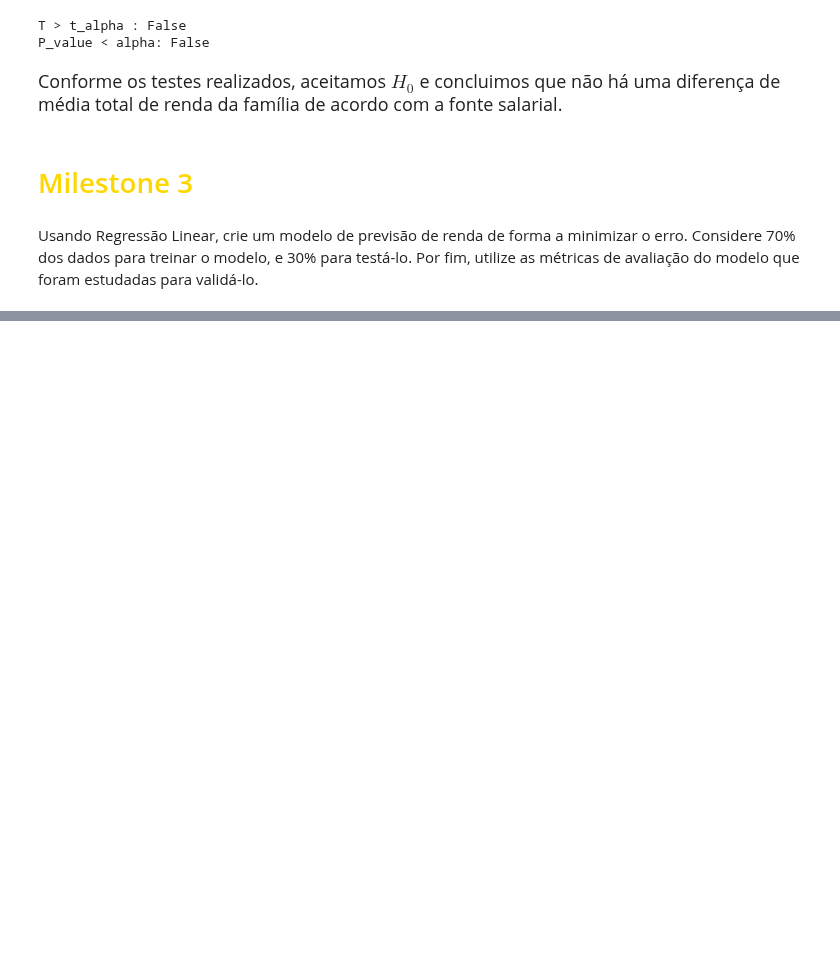
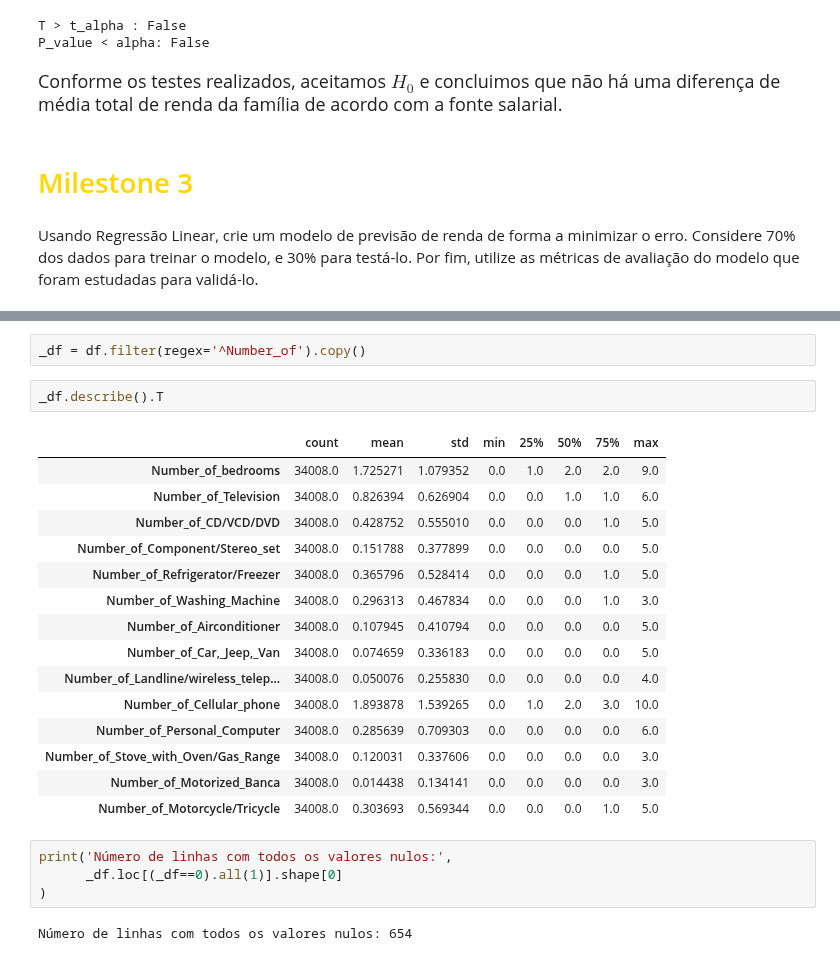
Before and after one commit to baiochi/LetsCode, a Jupyter notebook: Moldulo 4 - Estatística/Projeto_Estatistica.ipynb, the cells around one changed output, grey strips where cells are left out. Cells and saved outputs as stored; diff of their text form; blank space fills up the shorter version.

```diff
--- a/Moldulo 4 - Estatística/Projeto_Estatistica.ipynb
+++ b/Moldulo 4 - Estatística/Projeto_Estatistica.ipynb
@@ -546,0 +649,26 @@ Usando Regressão Linear, crie um modelo de previsão de renda de forma a minimi
+# %%
+_df = df.filter(regex='^Number_of').copy()
+# %%
+_df.describe().T
+# %% [output]
+|  | count | mean | std | min | 25% | 50% | 75% | max |
+| Number_of_bedrooms | 34008.0 | 1.725271 | 1.079352 | 0.0 | 1.0 | 2.0 | 2.0 | 9.0 |
+| Number_of_Television | 34008.0 | 0.826394 | 0.626904 | 0.0 | 0.0 | 1.0 | 1.0 | 6.0 |
+| Number_of_CD/VCD/DVD | 34008.0 | 0.428752 | 0.555010 | 0.0 | 0.0 | 0.0 | 1.0 | 5.0 |
+| Number_of_Component/Stereo_set | 34008.0 | 0.151788 | 0.377899 | 0.0 | 0.0 | 0.0 | 0.0 | 5.0 |
+| Number_of_Refrigerator/Freezer | 34008.0 | 0.365796 | 0.528414 | 0.0 | 0.0 | 0.0 | 1.0 | 5.0 |
+| Number_of_Washing_Machine | 34008.0 | 0.296313 | 0.467834 | 0.0 | 0.0 | 0.0 | 1.0 | 3.0 |
+| Number_of_Airconditioner | 34008.0 | 0.107945 | 0.410794 | 0.0 | 0.0 | 0.0 | 0.0 | 5.0 |
+| Number_of_Car,_Jeep,_Van | 34008.0 | 0.074659 | 0.336183 | 0.0 | 0.0 | 0.0 | 0.0 | 5.0 |
+| Number_of_Landline/wireless_telep... | 34008.0 | 0.050076 | 0.255830 | 0.0 | 0.0 | 0.0 | 0.0 | 4.0 |
+| Number_of_Cellular_phone | 34008.0 | 1.893878 | 1.539265 | 0.0 | 1.0 | 2.0 | 3.0 | 10.0 |
+| Number_of_Personal_Computer | 34008.0 | 0.285639 | 0.709303 | 0.0 | 0.0 | 0.0 | 0.0 | 6.0 |
+| Number_of_Stove_with_Oven/Gas_Range | 34008.0 | 0.120031 | 0.337606 | 0.0 | 0.0 | 0.0 | 0.0 | 3.0 |
+| Number_of_Motorized_Banca | 34008.0 | 0.014438 | 0.134141 | 0.0 | 0.0 | 0.0 | 0.0 | 3.0 |
+| Number_of_Motorcycle/Tricycle | 34008.0 | 0.303693 | 0.569344 | 0.0 | 0.0 | 0.0 | 1.0 | 5.0 |
+# %%
+print('Número de linhas com todos os valores nulos:',
+      _df.loc[(_df==0).all(1)].shape[0]
+)
+# %% [output]
+Número de linhas com todos os valores nulos: 654
```
Also changed, not shown: parts of 24 cells of this notebook.
